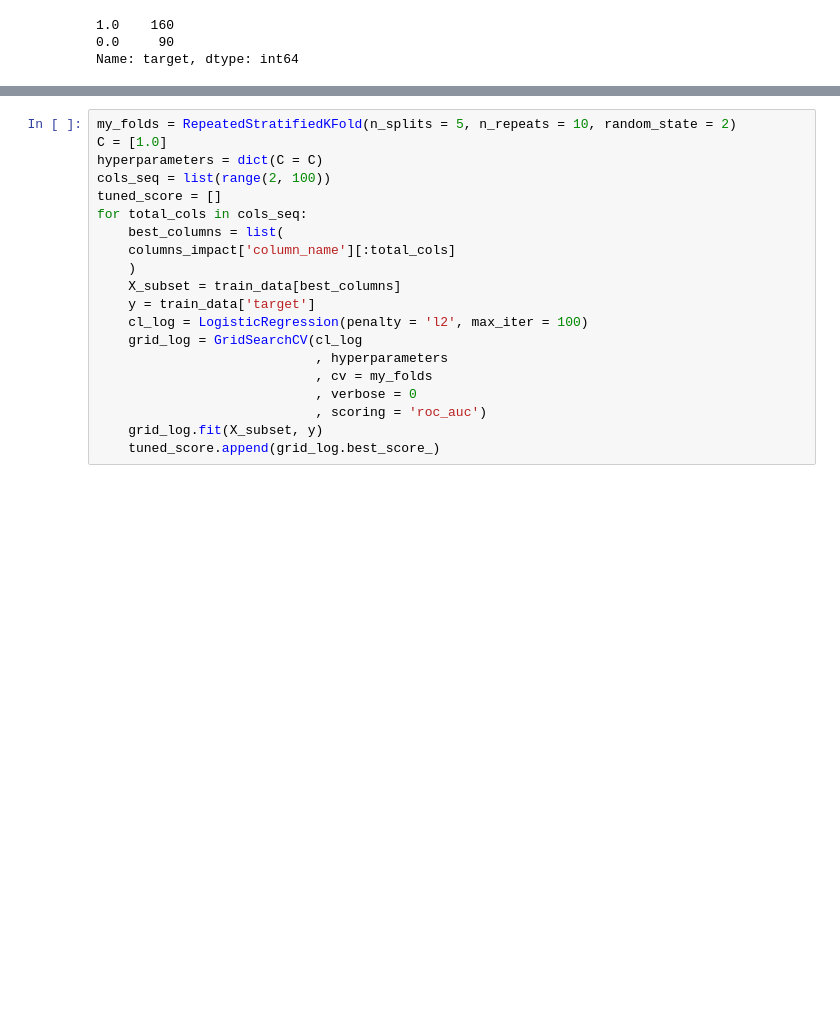
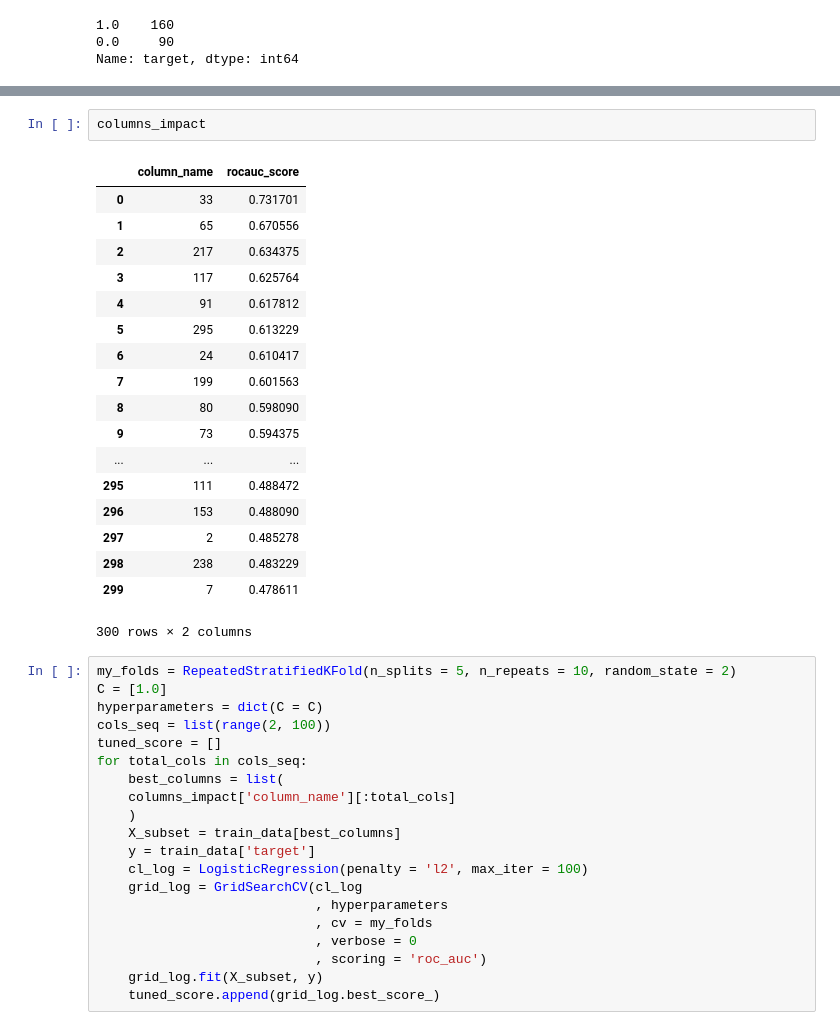
Before and after one commit to amjadfarman/do_not_overfit_ii, a Jupyter notebook: do_not_overfit.ipynb, the cells around one changed output, grey strips where cells are left out. Saved outputs shown, nothing was run; the diff lists cells and outputs as text; blank space fills up the shorter version.

```diff
--- a/do_not_overfit.ipynb
+++ b/do_not_overfit.ipynb
@@ -94,3 +53,24 @@ plt.show()
+# %%
+columns_impact
+# %% [output]
+|  | column_name | rocauc_score |
+| 0 | 33 | 0.731701 |
+| 1 | 65 | 0.670556 |
+| 2 | 217 | 0.634375 |
+| 3 | 117 | 0.625764 |
+| 4 | 91 | 0.617812 |
+| 5 | 295 | 0.613229 |
+| 6 | 24 | 0.610417 |
+| 7 | 199 | 0.601563 |
+| 8 | 80 | 0.598090 |
+| 9 | 73 | 0.594375 |
+| ... | ... | ... |
+| 295 | 111 | 0.488472 |
+| 296 | 153 | 0.488090 |
+| 297 | 2 | 0.485278 |
+| 298 | 238 | 0.483229 |
+| 299 | 7 | 0.478611 |
+300 rows × 2 columns
 # %%
 my_folds = RepeatedStratifiedKFold(n_splits = 5, n_repeats = 10, random_state = 2)
 C = [1.0]
```
Also changed, not shown: parts of 18 cells of this notebook.
